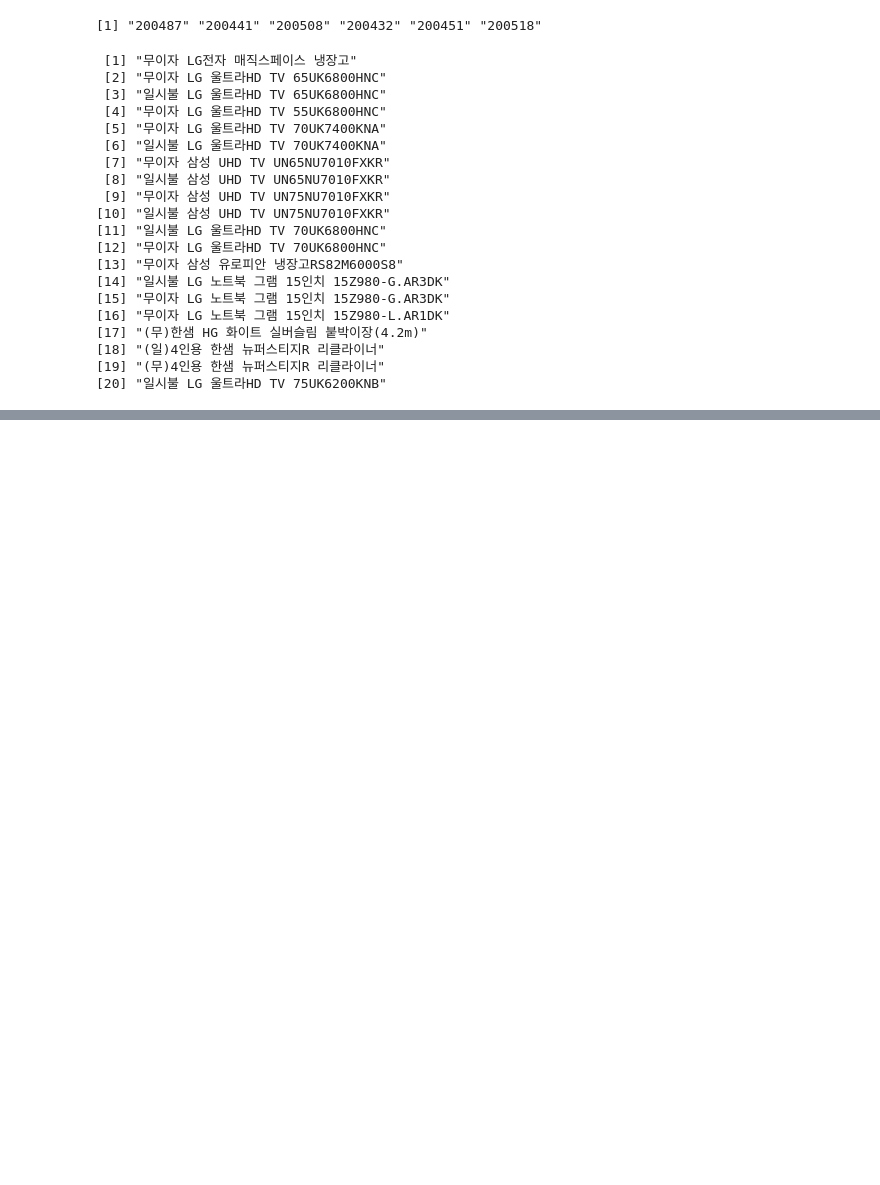
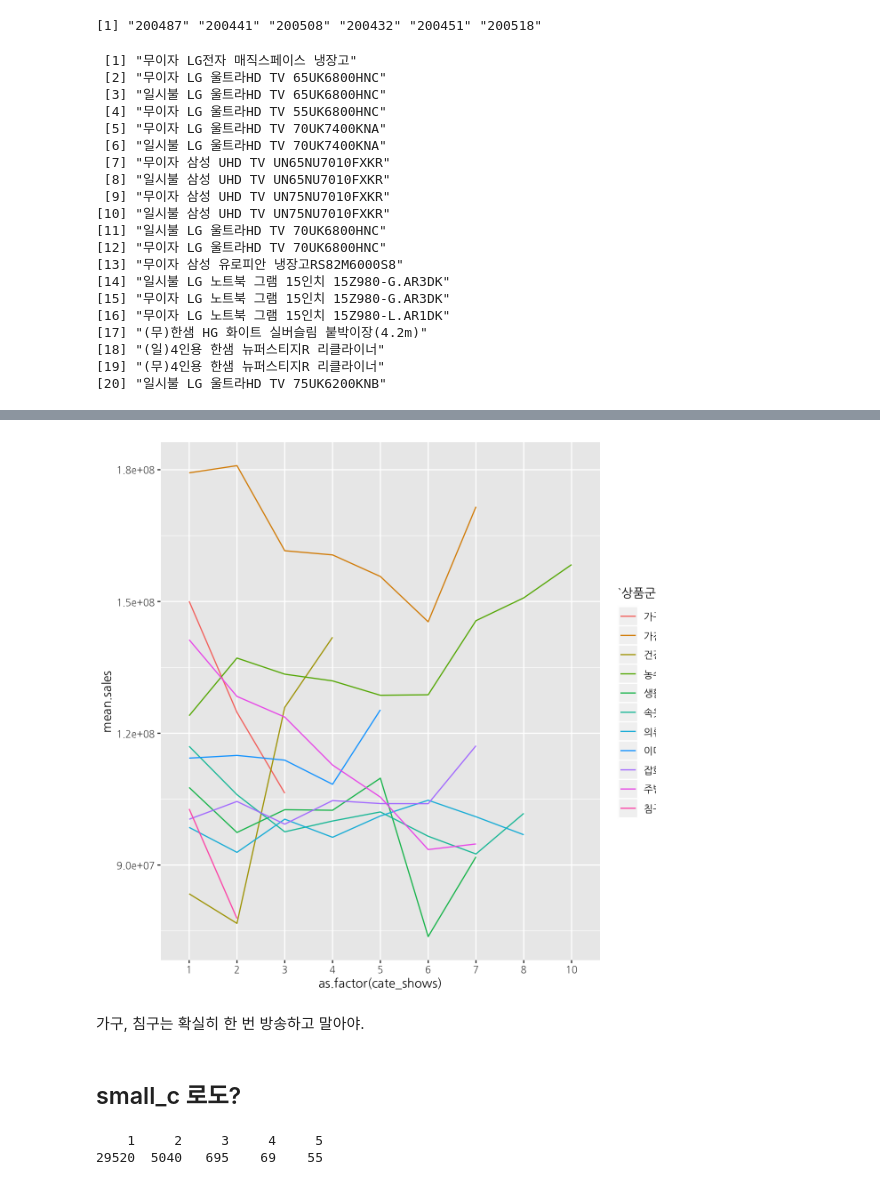
Before and after one commit to s-seo/bigcon_2020_mmmz, a Jupyter notebook: eda/eda_sm.ipynb, the cells around one changed output, grey strips where cells are left out. Cells and saved outputs as stored; diff of their text form; code cells hidden in the pictures; blank space fills up the shorter version.

```diff
--- a/eda/eda_sm.ipynb
+++ b/eda/eda_sm.ipynb
@@ -620,0 +632,12 @@ head(unique(hshop.sales$상품명[hshop.sales$상품코드 %in% bpower_list$상
+# %%
+hshop.sales %>%
+    group_by(cate_shows, 상품군) %>%
+    summarise(mean.sales = sum(취급액)/n_distinct(show_id)) %>%
+    ggplot(aes(x = as.factor(cate_shows), y = mean.sales, group = 상품군, col = 상품군)) +
+    geom_line()
+# %% [output]
+[figure, added]
+# %% [markdown]
+가구, 침구는 확실히 한 번 방송하고 말아야.
+# %% [markdown]
+## small_c 로도?
@@ -620,0 +650,5 @@ head(unique(hshop.sales$상품명[hshop.sales$상품코드 %in% bpower_list$상
+# %%
+table(smallc_dup$cate_shows)
+# %% [output]
+    1     2     3     4     5
+29520  5040   695    69    55
```
Also changed, not shown: parts of 35 cells of this notebook, 6 other files.
